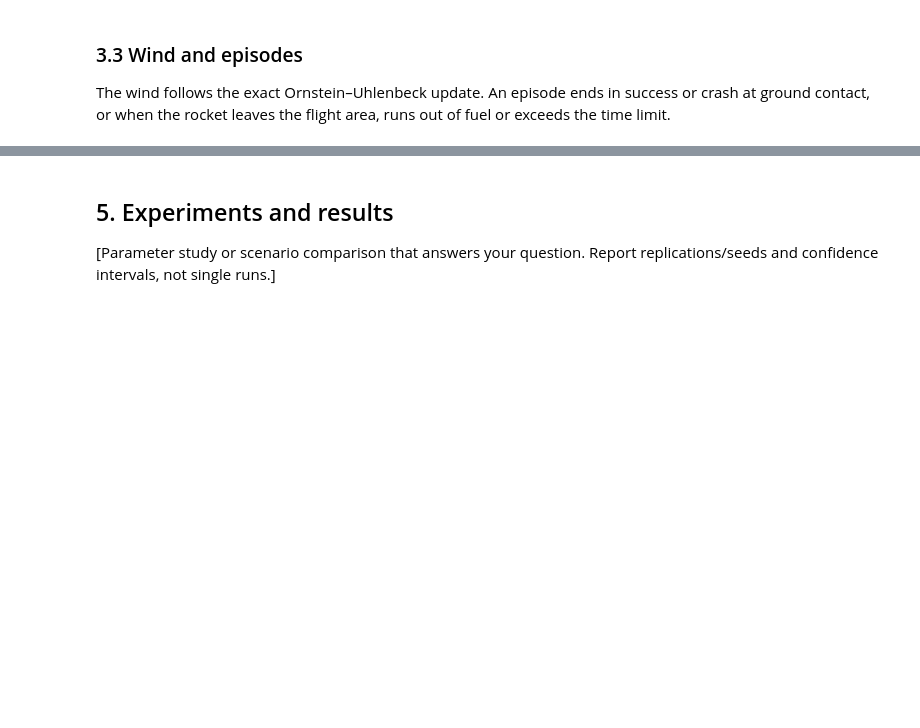
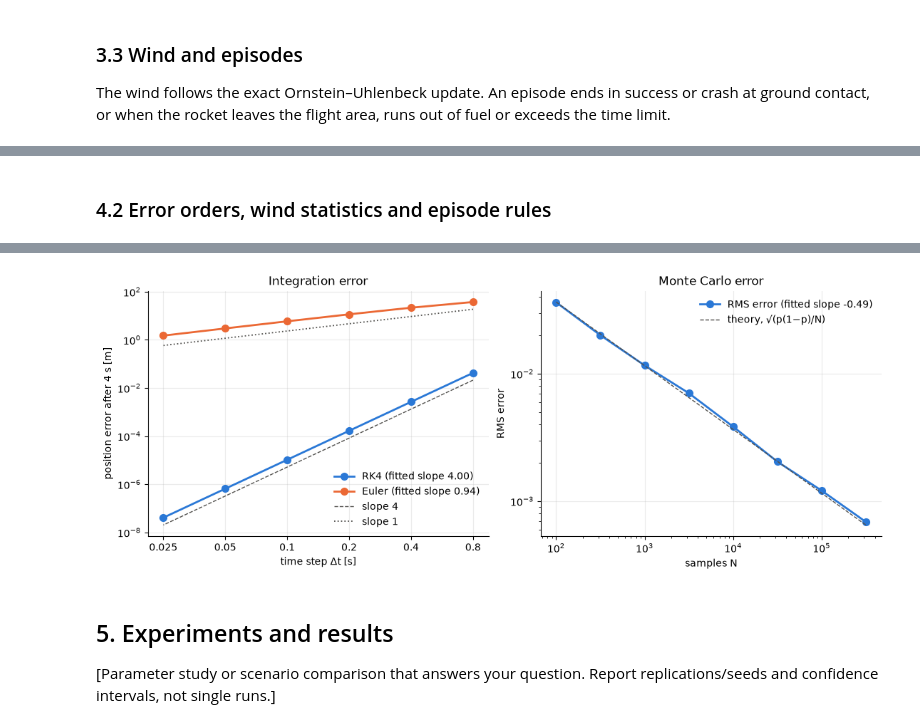
Before and after one commit to nipunmeegoda/rl-rocket-simulator, a Jupyter notebook: notebook/rl-rocket-simulator.ipynb, the cells around one changed output, grey strips where cells are left out. Saved outputs shown, nothing was run; the diff lists cells and outputs as text; code cells hidden in the pictures; blank space fills up the shorter version.

Commit message:
Verify the simulator and document the model
Co-Authored-By: Claude Opus 5.5 <noreply@anthropic.com>

```diff
--- a/notebook/rl-rocket-simulator.ipynb
+++ b/notebook/rl-rocket-simulator.ipynb
@@ -258,0 +347,77 @@ class RocketEnv:
+# %% [markdown]
+### 4.2 Error orders, wind statistics and episode rules
+# %%
+from statistics import NormalDist
+
+# 9. Convergence order: 4 s of powered, turning flight in wind (full model)
+dts = 0.8 / 2.0**np.arange(6)
+start = state(y=100, vx=3, vy=-10, th=0.1)
+kw = dict(main=1, side=1, wind=12.0)
+ref = fly(start, 4, dt=1 / 1024, **kw)[-1]
+err = {name: np.array([np.linalg.norm(fly(start, 4, dt=h, step=st, **kw)[-1, :2] - ref[:2]) for h in dts])
+       for name, st in (("RK4", rk4_step), ("Euler", euler_step))}
+slope = {k: np.polyfit(np.log(dts), np.log(e), 1)[0] for k, e in err.items()}
+print(f"order: RK4 {slope['RK4']:.2f}, Euler {slope['Euler']:.2f}; "
+      f"position error at dt = {P.dt}: RK4 {err['RK4'][3]:.1e} m, Euler {err['Euler'][3]:.1e} m")
+assert abs(slope["RK4"] - 4) < 0.2 and abs(slope["Euler"] - 1) < 0.1
+
+# 10. Wind: mean, standard deviation and correlation against theory (4 standard errors)
+n, w_mean, sd = 200_000, 12.0, 4.0
+r = np.random.default_rng(SEED)
+w0 = w_mean + sd * r.standard_normal(n)
+w1 = w0
+for _ in range(20):                                         # 20 steps = 2 s = tau_w
+    w1 = ou_step(w1, w_mean, sd, r.standard_normal(n))
+corr, rho_exact = np.corrcoef(w0, w1)[0, 1], np.exp(-20 * P.dt / P.tau_w)
+print(f"wind: mean {w1.mean():.3f} (12), sd {w1.std():.3f} (4), correlation at 2 s {corr:.4f} ({rho_exact:.4f})")
+assert abs(w1.mean() - w_mean) < 4 * sd / np.sqrt(n)
+assert abs(w1.std() - sd) < 4 * sd / np.sqrt(2 * n)
+assert abs(corr - rho_exact) < 4 * (1 - rho_exact**2) / np.sqrt(n)
+
+# 11. Monte Carlo error: P(gust > mean + 1 sd) = 1 - Phi(1) is known exactly
+p_exact = 1 - NormalDist().cdf(1.0)
+Ns = np.logspace(2, 5.5, 8).astype(int)
+def mc_rmse(N, reps=200):
+    r = np.random.default_rng([SEED, N])
+    est = []
+    for _ in range(reps):
+        w = ou_step(w_mean + sd * r.standard_normal(N), w_mean, sd, r.standard_normal(N))
+        est.append(np.mean(w > w_mean + sd))
+    return np.sqrt(np.mean((np.array(est) - p_exact)**2))
+mc = np.array([mc_rmse(N) for N in Ns])
+mc_slope = np.polyfit(np.log(Ns), np.log(mc), 1)[0]
+print(f"Monte Carlo RMS error slope {mc_slope:.3f} (expected -0.5)")
+assert abs(mc_slope + 0.5) < 0.05
+
+# 12. Common random numbers: the same seed gives the same episodes under different actions
+e1, e2 = RocketEnv(50, UNSEEN, TEST_SEED), RocketEnv(50, UNSEEN, TEST_SEED)
+assert np.array_equal(e1.s, e2.s)
+for _ in range(100):
+    e1.step(np.zeros(50, dtype=int)); e2.step(np.full(50, 3))
+    assert np.array_equal(e1.w, e2.w)
+print("PASS common random numbers: identical start states and winds for different controllers")
+
+# 13. Landing rule: one case just inside each limit, one just outside
+eps, L_ = 1e-6, LIMITS
+for col, lim in ((3, L_.vy_max), (2, L_.vx_max), (4, L_.theta_max), (0, L_.d_max)):
+    for sign in (-1, 1):
+        inside, outside = state(y=0), state(y=0)
+        inside[0, col], outside[0, col] = sign * (lim - eps), sign * (lim + eps)
+        assert is_success(inside)[0] and not is_success(outside)[0]
+print("PASS landing rule: all four limits applied on both sides")
+
+BLUE, ORANGE, INK = "#2a78d6", "#eb6834", "#52514e"
+fig, ax = plt.subplots(1, 2, figsize=(11, 4.2), layout="constrained")
+for name, c in (("RK4", BLUE), ("Euler", ORANGE)):
+    ax[0].loglog(dts, err[name], "o-", color=c, lw=2, ms=7, label=f"{name} (fitted slope {slope[name]:.2f})")
+ax[0].loglog(dts, 0.5 * err["RK4"][0] * (dts / dts[0])**4, "--", color=INK, lw=1, label="slope 4")
+ax[0].loglog(dts, 0.5 * err["Euler"][0] * (dts / dts[0]), ":", color=INK, lw=1.3, label="slope 1")
+ax[0].set(xlabel="time step Δt [s]", ylabel="position error after 4 s [m]", title="Integration error")
+ax[0].set_xticks(dts, [f"{h:g}" for h in dts]); ax[0].minorticks_off()
+ax[1].loglog(Ns, mc, "o-", color=BLUE, lw=2, ms=7, label=f"RMS error (fitted slope {mc_slope:.2f})")
+ax[1].loglog(Ns, np.sqrt(p_exact * (1 - p_exact) / Ns), "--", color=INK, lw=1, label="theory, √(p(1−p)/N)")
+ax[1].set(xlabel="samples N", ylabel="RMS error", title="Monte Carlo error")
+for a_ in ax:
+    a_.grid(alpha=0.25); a_.legend(frameon=False); a_.spines[["top", "right"]].set_visible(False)
+plt.show()
+# %% [output]
@@ -259,3 +429,4 @@ class RocketEnv:
+[figure, added]
 # %% [markdown]
 ## 5. Experiments and results
 
```
Also changed, not shown: parts of 3 cells of this notebook, 2 other files.
